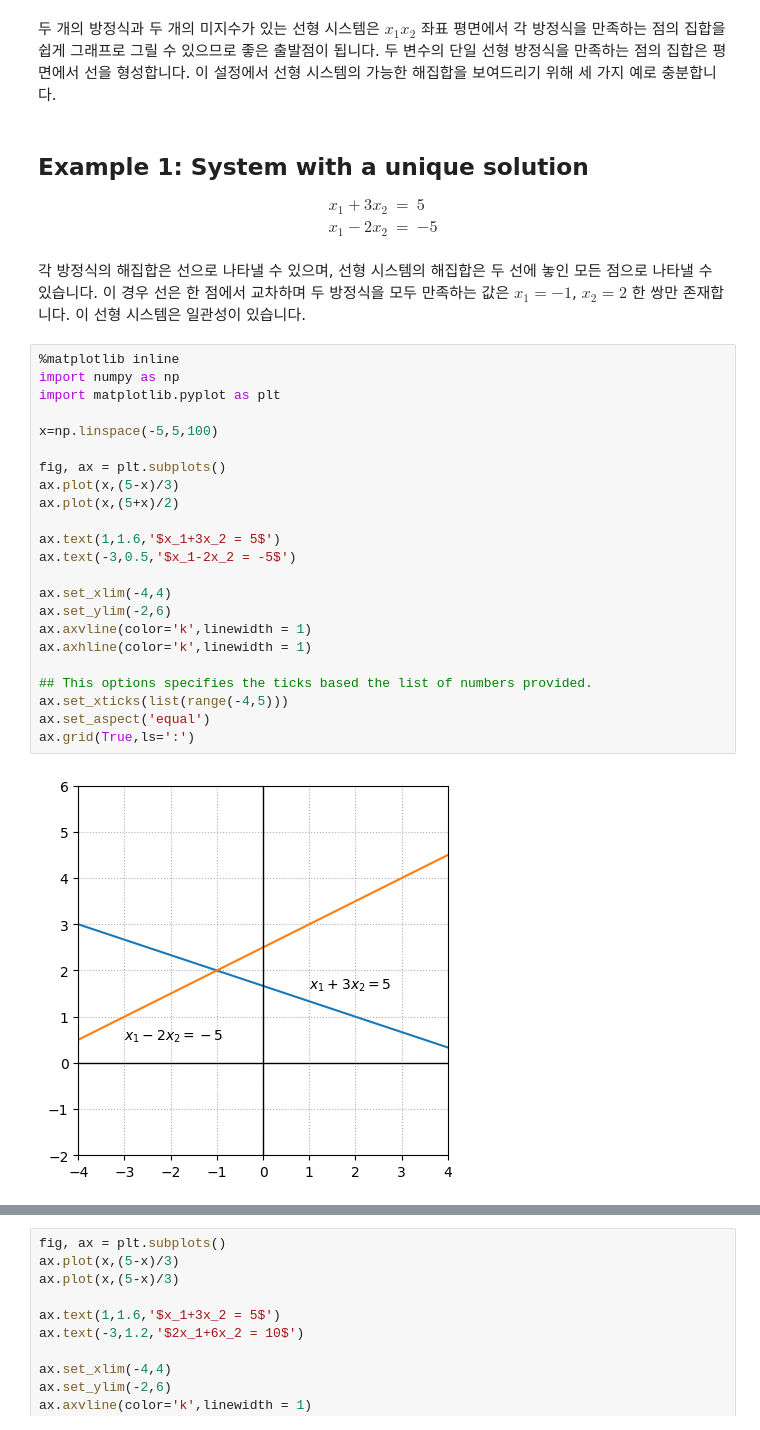
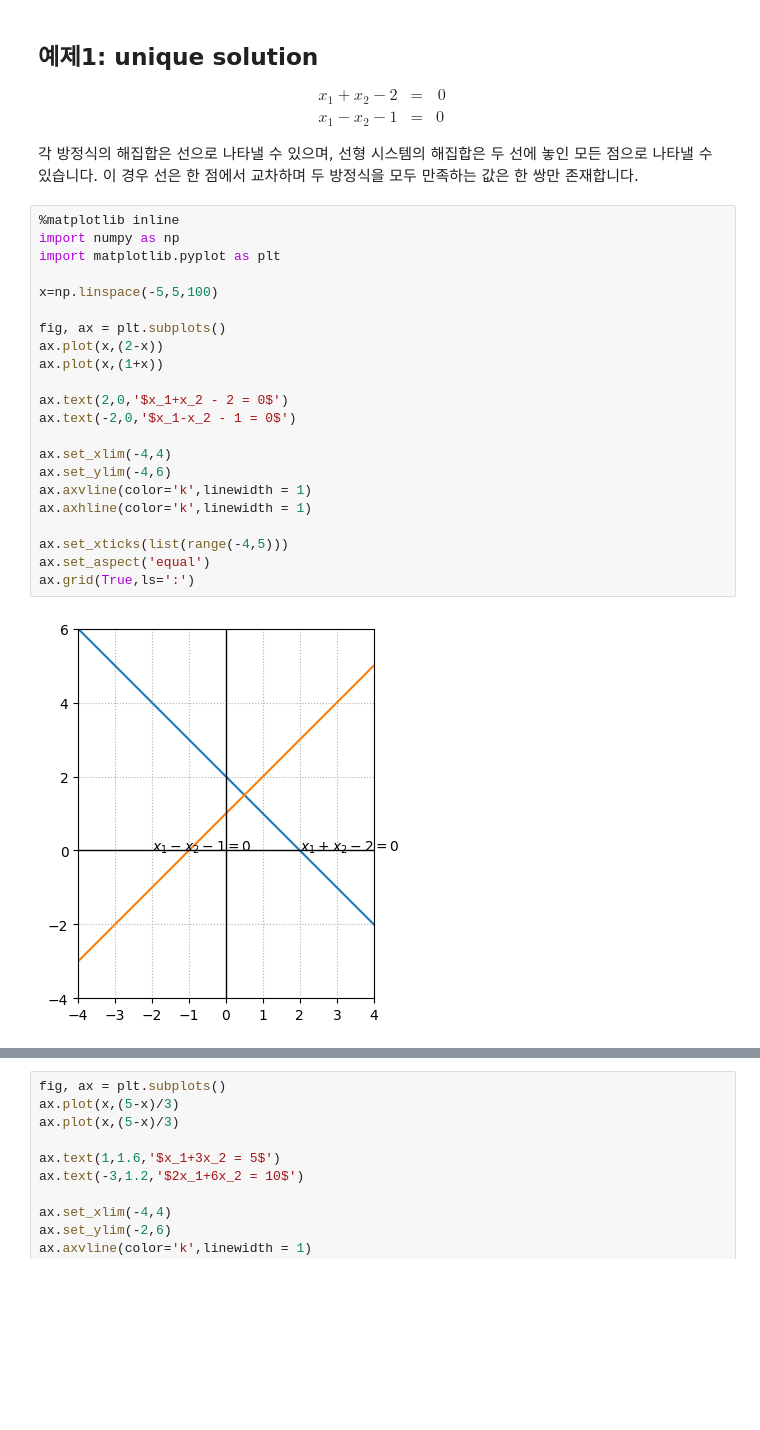
Before and after one commit to sigmadream/practice-linear, a Jupyter notebook: Linear_Systems.ipynb, the cells around one changed output, grey strips where cells are left out. Cells and saved outputs as stored; diff of their text form; blank space fills up the shorter version.

```diff
--- a/Linear_Systems.ipynb
+++ b/Linear_Systems.ipynb
@@ -18,39 +34,36 @@ $$
-# %% [markdown]
-두 개의 방정식과 두 개의 미지수가 있는 선형 시스템은 $x_1x_2$ 좌표 평면에서 각 방정식을 만족하는 점의 집합을 쉽게 그래프로 그릴 수 있으므로 좋은 출발점이 됩니다.  두 변수의 단일 선형 방정식을 만족하는 점의 집합은 평면에서 선을 형성합니다.  이 설정에서 선형 시스템의 가능한 해집합을 보여드리기 위해 세 가지 예로 충분합니다.
 # %% [markdown]
-## Example 1:  System with a unique solution
+## 예제1: unique solution
 
 $$
-\begin{eqnarray*}
-x_1 + 3x_2 & = & 5 \\
-x_1 - 2x_2 & = & -5 \\
-\end{eqnarray*}
+\begin{matrix}
+x_1 + x_2 - 2 & = & 0 \\
+x_1 - x_2 -1 & = & 0 \
+\end{matrix}
 $$
 
-각 방정식의 해집합은 선으로 나타낼 수 있으며, 선형 시스템의 해집합은 두 선에 놓인 모든 점으로 나타낼 수 있습니다.  이 경우 선은 한 점에서 교차하며 두 방정식을 모두 만족하는 값은 $x_1 = -1$, $x_2 = 2$ 한 쌍만 존재합니다.  이 선형 시스템은 일관성이 있습니다.
+각 방정식의 해집합은 선으로 나타낼 수 있으며, 선형 시스템의 해집합은 두 선에 놓인 모든 점으로 나타낼 수 있습니다. 이 경우 선은 한 점에서 교차하며 두 방정식을 모두 만족하는 값은 한 쌍만 존재합니다.
 # %%
 %matplotlib inline
 import numpy as np
 import matplotlib.pyplot as plt
 
 x=np.linspace(-5,5,100)
 
 fig, ax = plt.subplots()
-ax.plot(x,(5-x)/3)
-ax.plot(x,(5+x)/2)
+ax.plot(x,(2-x))
+ax.plot(x,(1+x))
 
-ax.text(1,1.6,'$x_1+3x_2 = 5$')
-ax.text(-3,0.5,'$x_1-2x_2 = -5$')
+ax.text(2,0,'$x_1+x_2 - 2 = 0$')
+ax.text(-2,0,'$x_1-x_2 - 1 = 0$')
 
 ax.set_xlim(-4,4)
-ax.set_ylim(-2,6)
+ax.set_ylim(-4,6)
 ax.axvline(color='k',linewidth = 1)
 ax.axhline(color='k',linewidth = 1)
 
-## This options specifies the ticks based the list of numbers provided.
 ax.set_xticks(list(range(-4,5)))
 ax.set_aspect('equal')
 ax.grid(True,ls=':')
 # %% [output]
-[figure, old version]
+[figure, new version]
 # %% [markdown]
```
Also changed, not shown: parts of 7 cells of this notebook, 17 other files.
